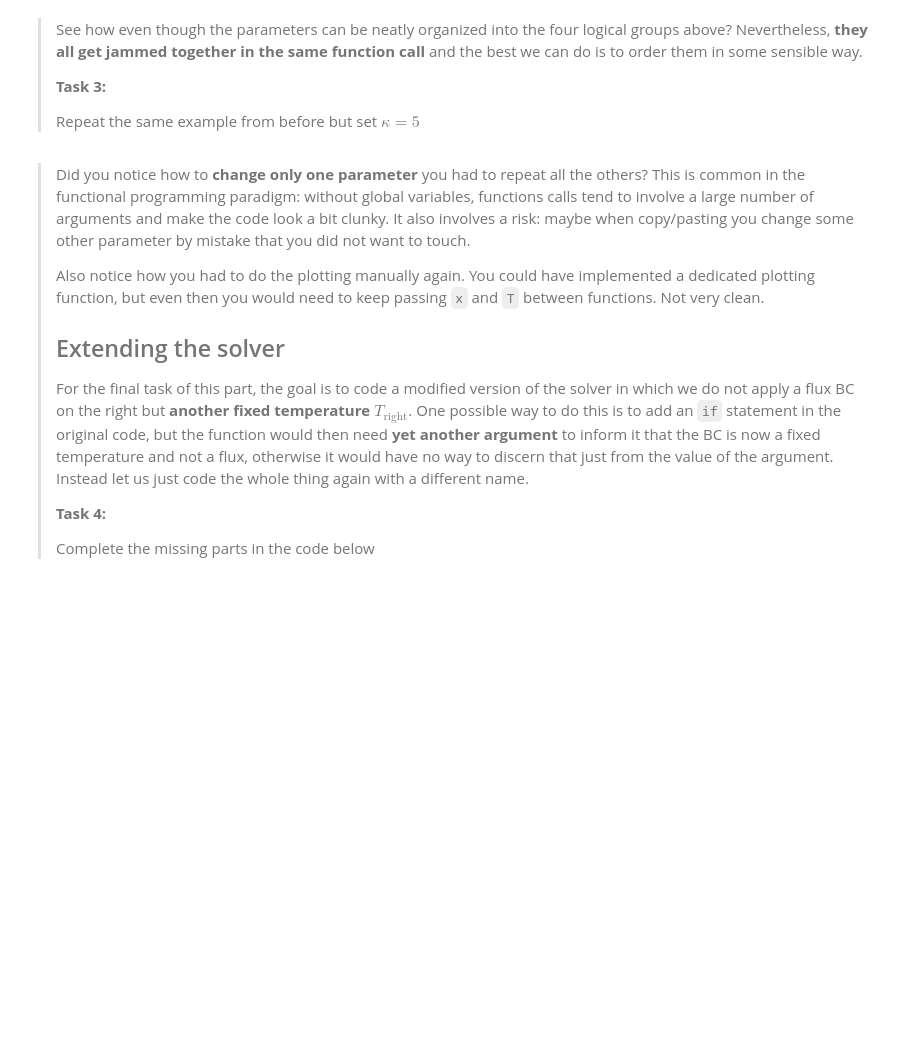
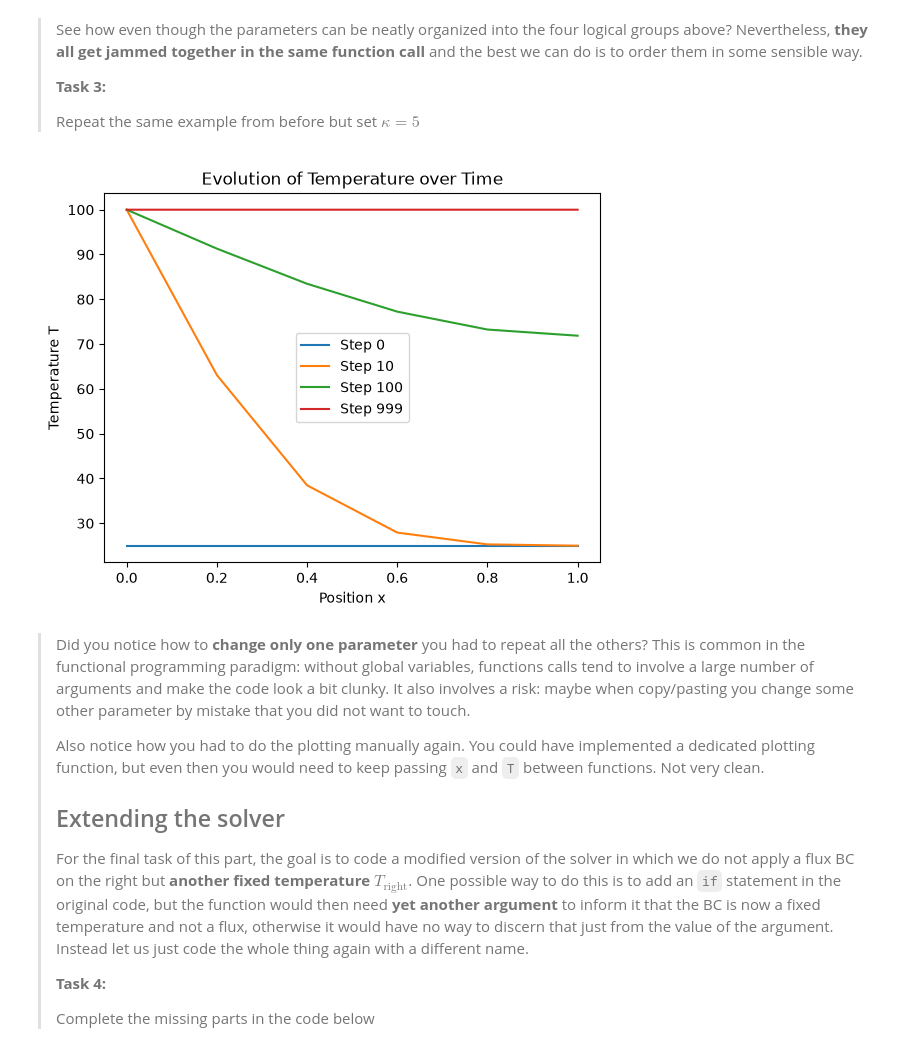
Before and after one commit to mbezmali/P.A.-2.1-Bezmalinovich, a Jupyter notebook: 1_functional.ipynb, the cells around one changed output. Drawn from its saved outputs; the diff is of its cells as text; code cells hidden in the pictures; blank space fills up the shorter version.

```diff
--- a/1_functional.ipynb
+++ b/1_functional.ipynb
@@ -84,3 +87,18 @@ x,T = # YOUR_CODE_LINE_HERE
+# %%
+# run the solver
+x,T = run_diffusion(L=1, dx=0.1, dt=0.001, kappa=5, T_init=25, T_left=100, h_right=0, n_steps=1000)
+
+# plot the solution
+for step in [0, 10, 100, 999]:
+    plt.plot(x, T[step, :], label=f'Step {step}')
+
+plt.xlabel('Position x')
+plt.ylabel('Temperature T')
+plt.title('Evolution of Temperature over Time')
+plt.legend()
+plt.show()
+# %% [output]
+[figure, added]
 # %% [markdown]
 > Did you notice how to **change only one parameter** you had to repeat all the others? This is common in the functional programming paradigm: without global variables, functions calls tend to involve a large number of arguments and make the code look a bit clunky. It also involves a risk: maybe when copy/pasting you change some other parameter by mistake that you did not want to touch.
 >
```
Also changed, not shown: parts of 8 cells of this notebook, 1 other file.
